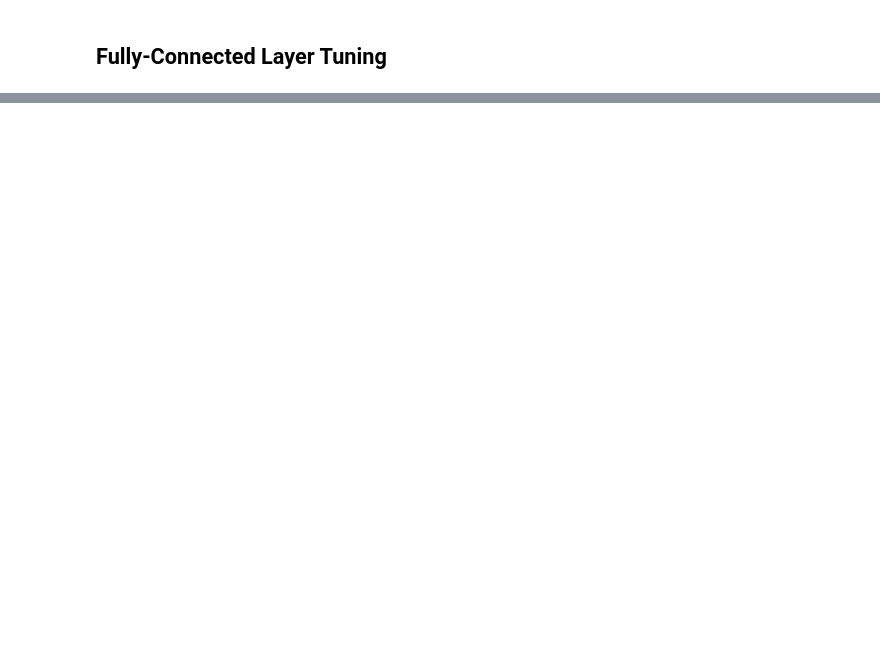
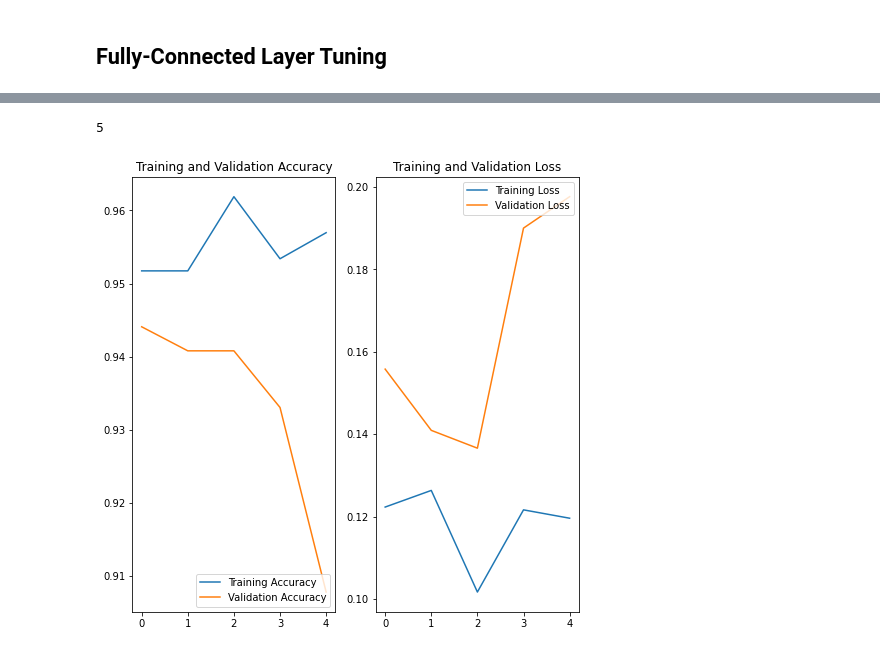
Before and after one commit to BaraaSaid/image-resolution, a Jupyter notebook: VGG19-CNN.ipynb, the cells around one changed output, grey strips where cells are left out. Saved outputs shown, nothing was run; the diff lists cells and outputs as text; code cells hidden in the pictures; blank space fills up the shorter version.

```diff
--- a/VGG19-CNN.ipynb
+++ b/VGG19-CNN.ipynb
@@ -111,0 +200,22 @@ overall performance avg_acc: 0.826, avg_loss: 0.568
+# %%
+len(val_accuracies)
+# %% [output]
+5
+# %%
+folds_range = range(5)
+
+plt.figure(figsize=(8, 8))
+plt.subplot(1, 2, 1)
+plt.plot(folds_range, train_accuracies, label='Training Accuracy')
+plt.plot(folds_range, val_accuracies, label='Validation Accuracy')
+plt.legend(loc='lower right')
+plt.title('Training and Validation Accuracy')
+
+plt.subplot(1, 2, 2)
+plt.plot(folds_range, train_losses, label='Training Loss')
+plt.plot(folds_range, val_losses, label='Validation Loss')
+plt.legend(loc='upper right')
+plt.title('Training and Validation Loss')
+plt.show()
+# %% [output]
+[figure, added]
```
Also changed, not shown: parts of 17 cells of this notebook.
